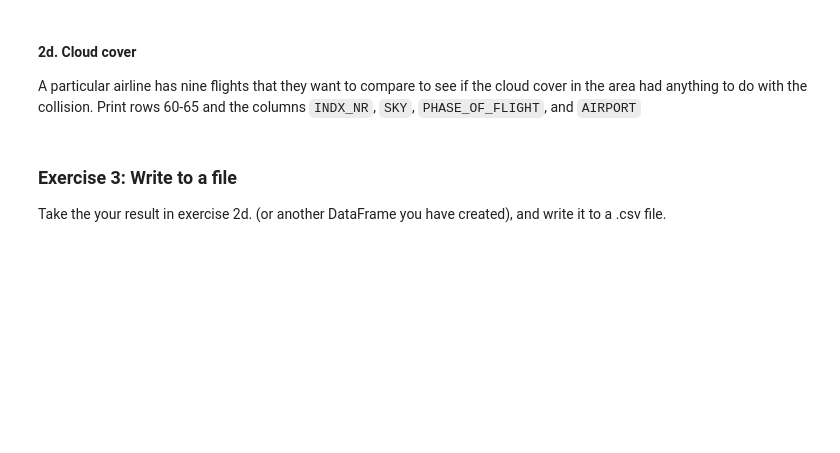
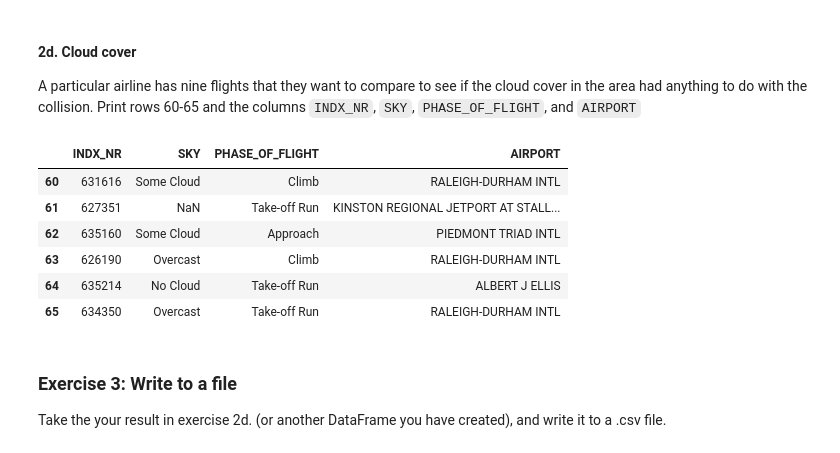
Before and after one commit to NCSU-Libraries/data-viz-workshops, a Jupyter notebook: Python_Open_Labs/Reading_exploring_and_writing_data_with_Pandas/Python_Open_Labs_Week1_filled.ipynb, the cells around one changed output. Cells and saved outputs as stored; diff of their text form; code cells hidden in the pictures; blank space fills up the shorter version.

```diff
--- a/Python_Open_Labs/Reading_exploring_and_writing_data_with_Pandas/Python_Open_Labs_Week1_filled.ipynb
+++ b/Python_Open_Labs/Reading_exploring_and_writing_data_with_Pandas/Python_Open_Labs_Week1_filled.ipynb
@@ -320,8 +566,16 @@ A particular airline has nine flights that they want to compare to see if the cl
 # %%
 # 2d. Print rows 60-65 and the columns 'INDX_NR', 'SKY', 'PHASE_OF_FLIGHT', and
 # 'AIRPORT'
-cloud_cover = wl_strikes_csv.loc[65:73, ['INDX_NR', 'SKY', 'PHASE_OF_FLIGHT', 'AIRPORT']]
+cloud_cover = wl_strikes_csv.loc[60:65, ['INDX_NR', 'SKY', 'PHASE_OF_FLIGHT', 'AIRPORT']]
 cloud_cover
+# %% [output]
+|  | INDX_NR | SKY | PHASE_OF_FLIGHT | AIRPORT |
+| 60 | 631616 | Some Cloud | Climb | RALEIGH-DURHAM INTL |
+| 61 | 627351 | NaN | Take-off Run | KINSTON REGIONAL JETPORT AT STALL... |
+| 62 | 635160 | Some Cloud | Approach | PIEDMONT TRIAD INTL |
+| 63 | 626190 | Overcast | Climb | RALEIGH-DURHAM INTL |
+| 64 | 635214 | No Cloud | Take-off Run | ALBERT J ELLIS |
+| 65 | 634350 | Overcast | Take-off Run | RALEIGH-DURHAM INTL |
 # %% [markdown]
 ### Exercise 3: Write to a file
 Take the your result in exercise 2d. (or another DataFrame you have created), and write it to a .csv file.
```
Also changed, not shown: parts of 23 cells of this notebook, 3 other files.
